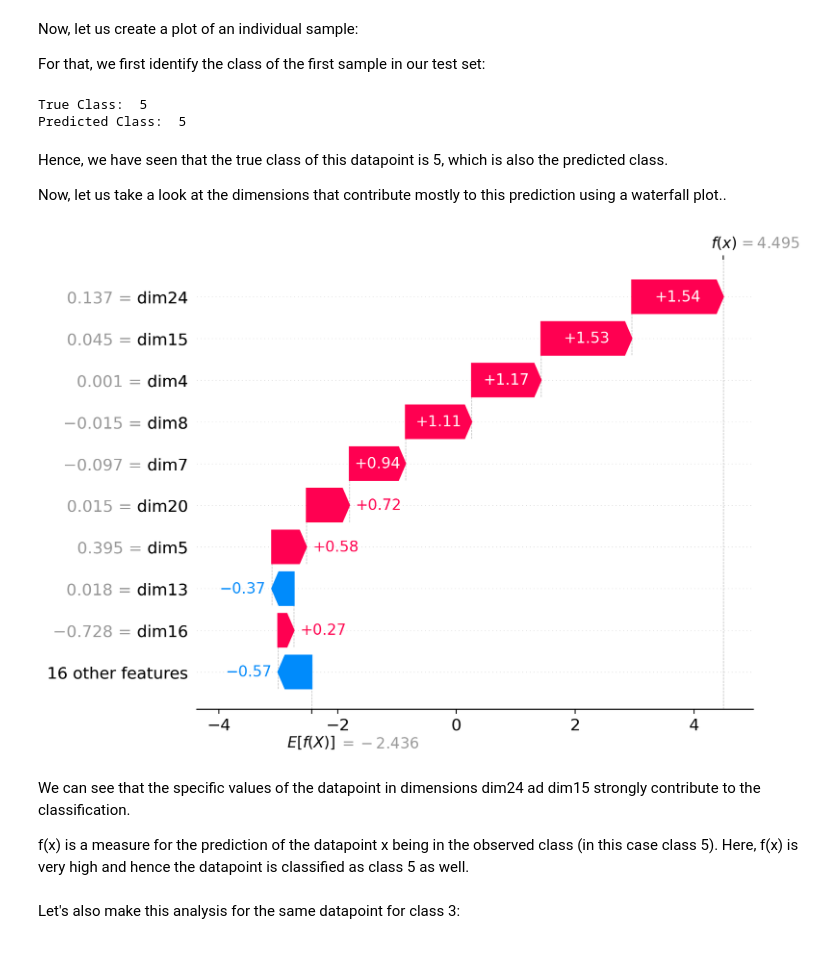
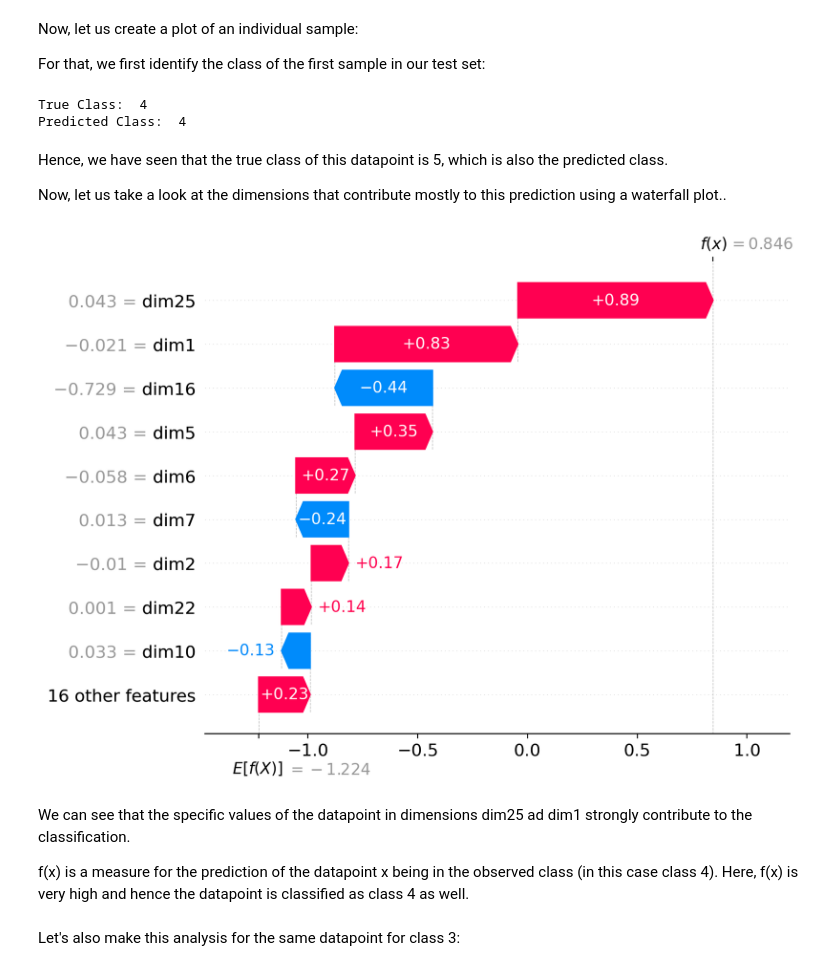
Before and after one commit to scidex/shapley-analysis-exercise, a Jupyter notebook: solution.ipynb, the cells around one changed output. Drawn from its saved outputs; the diff is of its cells as text; code cells hidden in the pictures.

```diff
--- a/solution.ipynb
+++ b/solution.ipynb
@@ -52,3 +52,13 @@ numpy_mapping = {}
 for key, value in z_class_template_mapping.items():
     key = key + 1
     numpy_mapping[key] = np.array(value)
+
+# Only take 100 latent space samples per class (comp. too expensive otherwise)
+
+numpy_mapping_small = {}
+for key in numpy_mapping.keys():
+    numpy_mapping_small[key] = numpy_mapping[key][:100]
+
+for key, value in numpy_mapping_small.items():
+    print(key, len(value))
+numpy_mapping = numpy_mapping_small
@@ -278,21 +295,21 @@ y = model.predict(x)
 
 print("Predicted Class: ", y[0])
 # %% [output]
-True Class:  5
-Predicted Class:  5
+True Class:  4
+Predicted Class:  4
 # %% [markdown]
 Hence, we have seen that the true class of this datapoint is 5, which is also the predicted class.
 
 Now, let us take a look at the dimensions that contribute mostly to this prediction using a waterfall plot..
 # %%
 shap_values_x = explainer(x)
-shap.plots.waterfall(shap_values_x[0, :, 5])
+shap.plots.waterfall(shap_values_x[0, :, 4])
 # %% [output]
-[figure, old version]
+[figure, new version]
 # %% [markdown]
-We can see that the specific values of the datapoint in dimensions dim24 ad dim15 strongly contribute to the classification.
+We can see that the specific values of the datapoint in dimensions dim25 ad dim1 strongly contribute to the classification.
 
-f(x) is a measure for the prediction of the datapoint x being in the observed class (in this case class 5). Here, f(x) is very high and hence the datapoint is classified as class 5 as well.
+f(x) is a measure for the prediction of the datapoint x being in the observed class (in this case class 4). Here, f(x) is very high and hence the datapoint is classified as class 4 as well.
 # %% [markdown]
 Let's also make this analysis for the same datapoint for class 3:
 # %%
```
Also changed, not shown: parts of 9 cells of this notebook.
